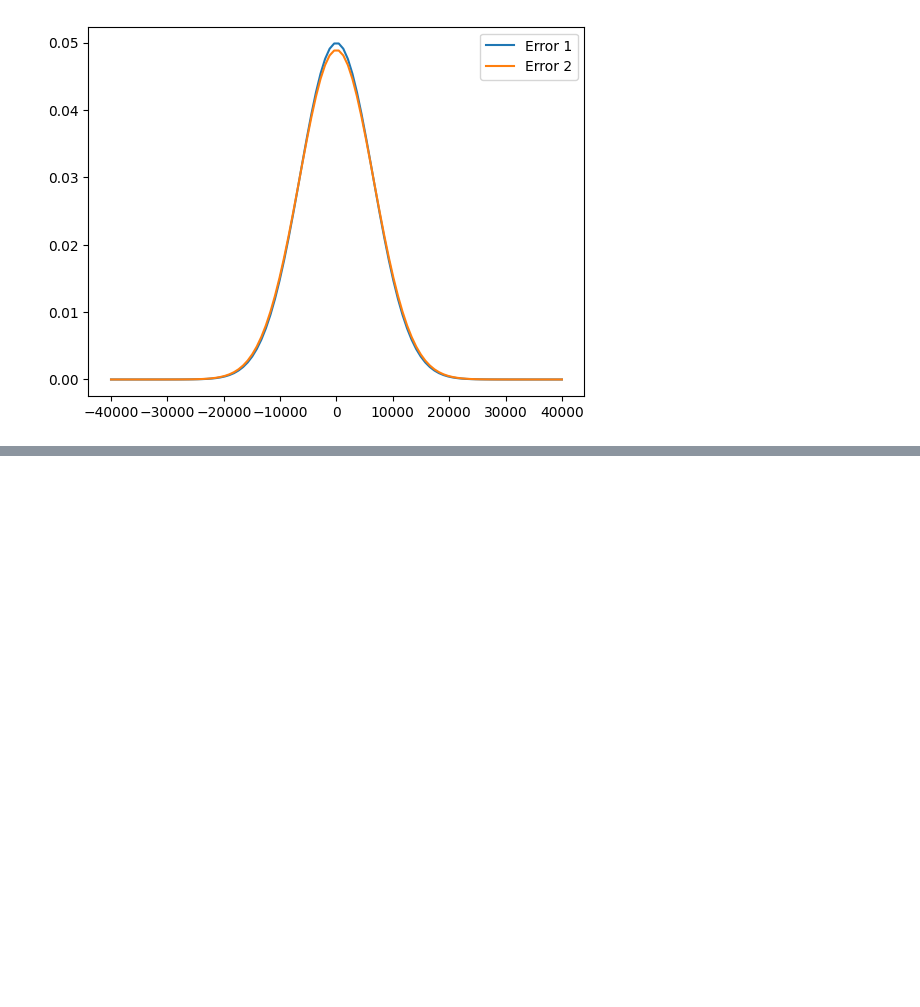
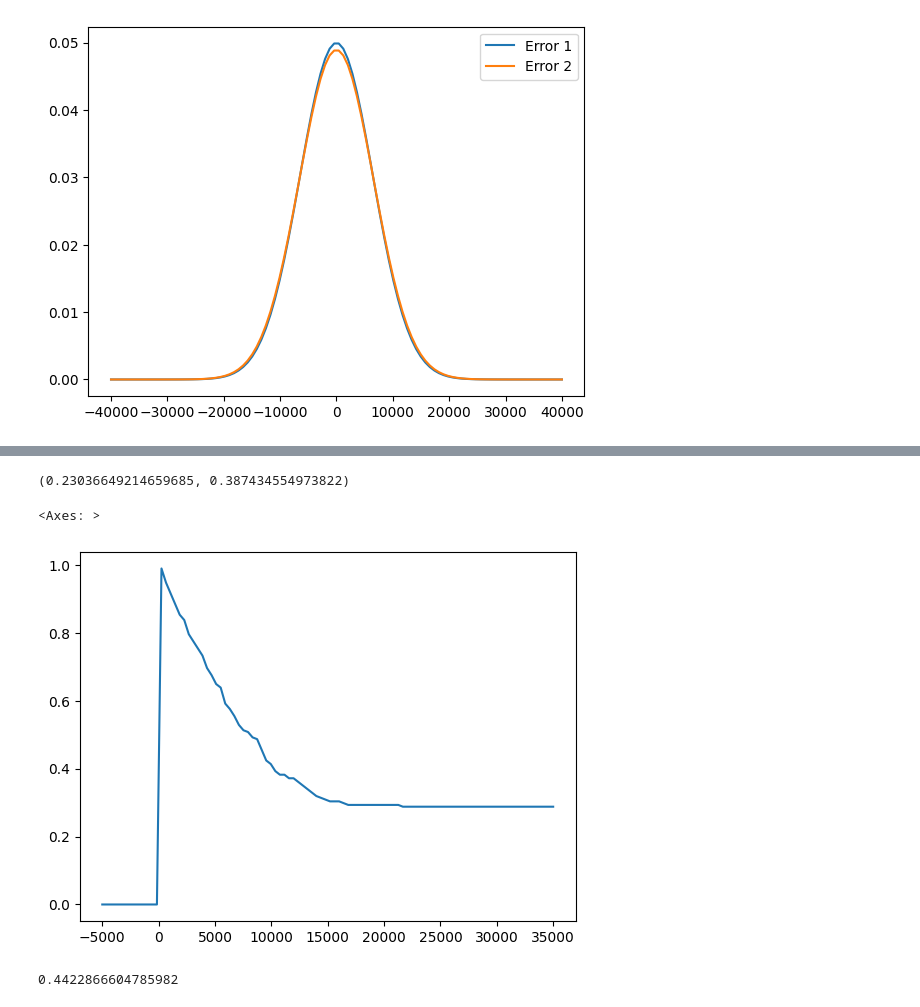
Before and after one commit to shouya/thinking-dumps, a Jupyter notebook: think-bayes/09-decision-analysis.ipynb, the cells around one changed output, grey strips where cells are left out. Saved outputs shown, nothing was run; the diff lists cells and outputs as text; code cells hidden in the pictures; blank space fills up the shorter version.

```diff
--- a/think-bayes/09-decision-analysis.ipynb
+++ b/think-bayes/09-decision-analysis.ipynb
@@ -79,0 +102,31 @@ def update_guess(prior, guess, error):
+# %%
+def prob_overbid(diff_samples):
+    return (diff_samples < 0).mean()
+
+# each arg can take a number or a series.
+def prob_worse_than(diff1, diff2):
+    return (diff1 > diff2).mean()
+
+(prob_overbid(showcases_2011['Difference 1']),
+ prob_worse_than(showcases_2011['Difference 1'], 5000))
+# %% [output]
+(0.23036649214659685, 0.387434554973822)
+# %%
+def compute_prob_win(diff1, diff_samples2):
+    if diff1 < 0:
+        return 0
+    # opponent overbid
+    p_ob = prob_overbid(diff_samples2)
+    # bids closer to opponent
+    p_wt = prob_worse_than(diff_samples2, diff1)
+    # mutually exclusive since we already excluded the case for player 1 overbids.
+    return p_ob + p_wt
+# %%
+# probability for winning probability for different value of real differences for player 1.
+xs = np.linspace(-5000, 35000, 100)
+ys = [compute_prob_win(x, showcases_2011['Difference 2'])
+      for x in xs]
+Pmf(ys, xs).plot()
+# %% [output]
+<Axes: >
+[figure, added]
@@ -79,0 +135,14 @@ def update_guess(prior, guess, error):
+# %%
+# if we know the actual price, we would know the winning probability for a given difference in actual bid.
+# what if we don't know the actual price? instead we have a posterior on the distribution of the actual price after we made our initial guess?
+
+def total_win_prob(bid, posterior, diff_samples):
+    total = 0
+    for actual_price, prob in posterior.items():
+        diff = actual_price - bid
+        total += prob * compute_prob_win(diff, diff_samples)
+    return total
+
+total_win_prob(25000, pmf_post_guess_23000, showcases_2011['Difference 2'])
+# %% [output]
+0.4422866604785982
```
Also changed, not shown: parts of 21 cells of this notebook, 1 other file.
